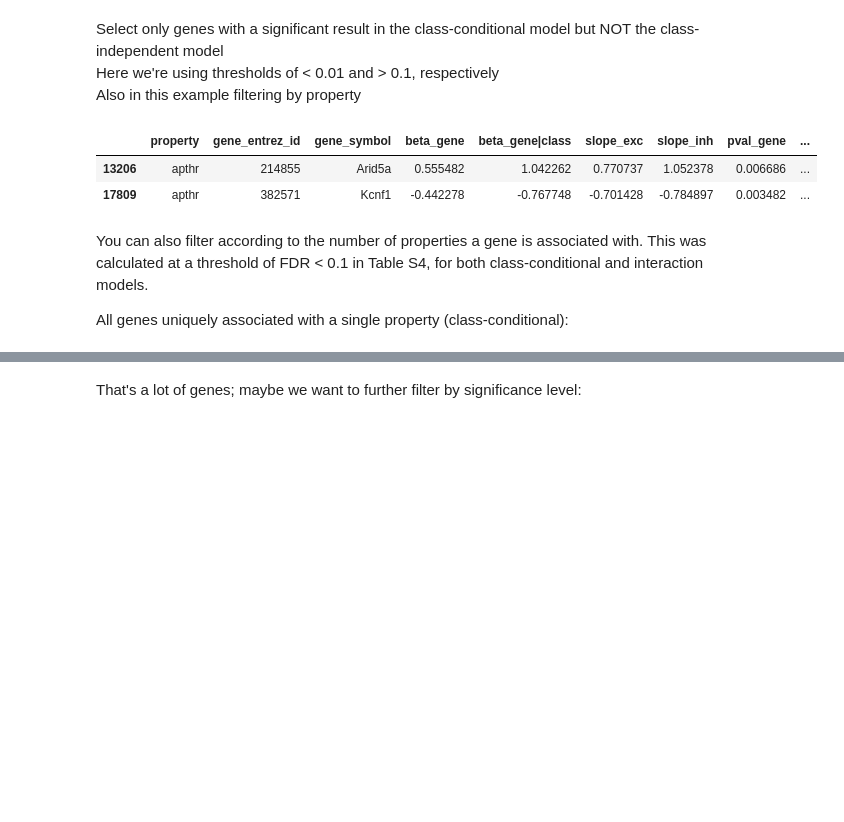
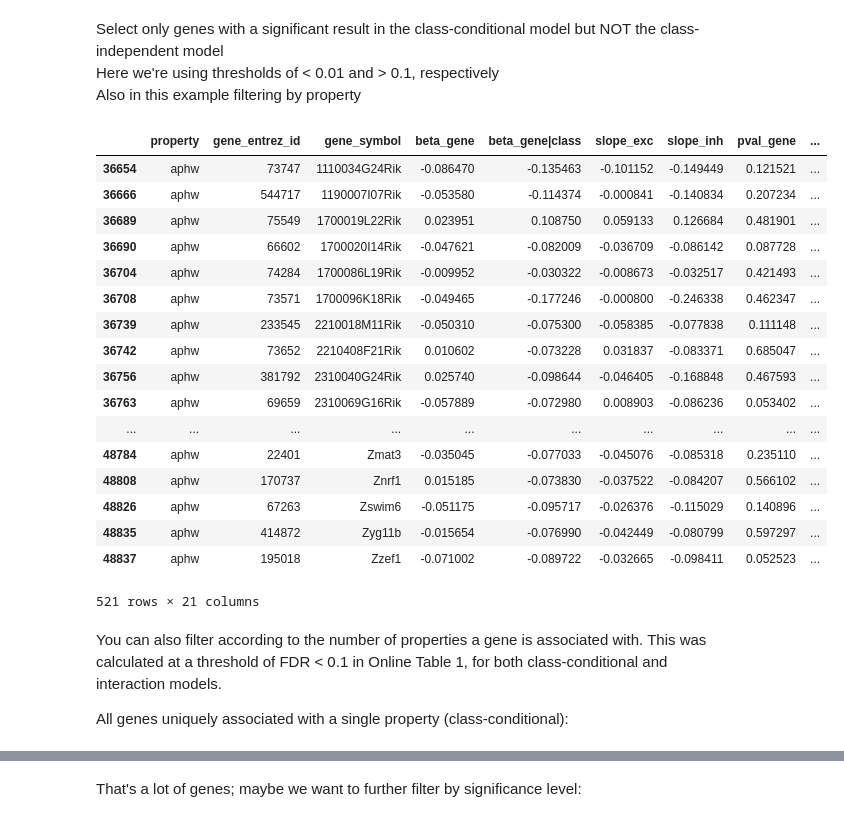
Before and after one commit to PavlidisLab/transcriptomic_correlates, a Jupyter notebook: Plotting Tools.ipynb, the cells around one changed output, grey strips where cells are left out. Saved outputs shown, nothing was run; the diff lists cells and outputs as text; code cells hidden in the pictures; blank space fills up the shorter version.

Commit message:
Added new version of processed dataset based on reviewer comments. Also cleaned up Plotting Tools notebook to make a bit more user-friendly.

```diff
--- a/Plotting Tools.ipynb
+++ b/Plotting Tools.ipynb
@@ -16,10 +16,10 @@ Enter the path where you saved the files:
 # %%
 data_path = './Data/'
 
-path_s4 = data_path + 'TableS4.csv'
-path_s5 = data_path + 'TableS5.csv'
-path_s6 = data_path + 'TableS6.csv'
-path_s7 = data_path + 'TableS7.csv'
+path_1 = data_path + 'online_table1.csv'
+path_2 = data_path + 'online_table2.csv'
+path_3 = data_path + 'online_table3.csv'
+path_4 = data_path + 'online_table4.csv'
 # %% [markdown]
 Run the next cell to load the data and get everything set up:
 - Import libraries
@@ -368,13 +420,28 @@ Select only genes with a significant result in the class-conditional model but N
 Here we're using thresholds of < 0.01 and > 0.1, respectively
 Also in this example filtering by property
 # %%
-s5[(s5['FDR_gene|class_anova'] < 0.01) & (s5['FDR_gene'] > 0.1) & (s5.property == 'apthr')]
+scores_all[(scores_all['FDR_gene|class_anova'] < 0.01) & (scores_all['FDR_gene'] > 0.1) & (scores_all.property == 'aphw')]
 # %% [output]
 |  | property | gene_entrez_id | gene_symbol | beta_gene | beta_gene|class | slope_exc | slope_inh | pval_gene | ... |
-| 13206 | apthr | 214855 | Arid5a | 0.555482 | 1.042262 | 0.770737 | 1.052378 | 0.006686 | ... |
-| 17809 | apthr | 382571 | Kcnf1 | -0.442278 | -0.767748 | -0.701428 | -0.784897 | 0.003482 | ... |
+| 36654 | aphw | 73747 | 1110034G24Rik | -0.086470 | -0.135463 | -0.101152 | -0.149449 | 0.121521 | ... |
+| 36666 | aphw | 544717 | 1190007I07Rik | -0.053580 | -0.114374 | -0.000841 | -0.140834 | 0.207234 | ... |
+| 36689 | aphw | 75549 | 1700019L22Rik | 0.023951 | 0.108750 | 0.059133 | 0.126684 | 0.481901 | ... |
+| 36690 | aphw | 66602 | 1700020I14Rik | -0.047621 | -0.082009 | -0.036709 | -0.086142 | 0.087728 | ... |
+| 36704 | aphw | 74284 | 1700086L19Rik | -0.009952 | -0.030322 | -0.008673 | -0.032517 | 0.421493 | ... |
+| 36708 | aphw | 73571 | 1700096K18Rik | -0.049465 | -0.177246 | -0.000800 | -0.246338 | 0.462347 | ... |
+| 36739 | aphw | 233545 | 2210018M11Rik | -0.050310 | -0.075300 | -0.058385 | -0.077838 | 0.111148 | ... |
+| 36742 | aphw | 73652 | 2210408F21Rik | 0.010602 | -0.073228 | 0.031837 | -0.083371 | 0.685047 | ... |
+| 36756 | aphw | 381792 | 2310040G24Rik | 0.025740 | -0.098644 | -0.046405 | -0.168848 | 0.467593 | ... |
+| 36763 | aphw | 69659 | 2310069G16Rik | -0.057889 | -0.072980 | 0.008903 | -0.086236 | 0.053402 | ... |
+| ... | ... | ... | ... | ... | ... | ... | ... | ... | ... |
+| 48784 | aphw | 22401 | Zmat3 | -0.035045 | -0.077033 | -0.045076 | -0.085318 | 0.235110 | ... |
+| 48808 | aphw | 170737 | Znrf1 | 0.015185 | -0.073830 | -0.037522 | -0.084207 | 0.566102 | ... |
+| 48826 | aphw | 67263 | Zswim6 | -0.051175 | -0.095717 | -0.026376 | -0.115029 | 0.140896 | ... |
+| 48835 | aphw | 414872 | Zyg11b | -0.015654 | -0.076990 | -0.042449 | -0.080799 | 0.597297 | ... |
+| 48837 | aphw | 195018 | Zzef1 | -0.071002 | -0.089722 | -0.032665 | -0.098411 | 0.052523 | ... |
+521 rows × 21 columns
 # %% [markdown]
-You can also filter according to the number of properties a gene is associated with. This was calculated at a threshold of FDR < 0.1 in Table S4, for both class-conditional and interaction models.
+You can also filter according to the number of properties a gene is associated with. This was calculated at a threshold of FDR < 0.1 in Online Table 1, for both class-conditional and interaction models.
 
 All genes uniquely associated with a single property (class-conditional):
 # %%
```
Also changed, not shown: parts of 47 cells of this notebook, 13 other files.
